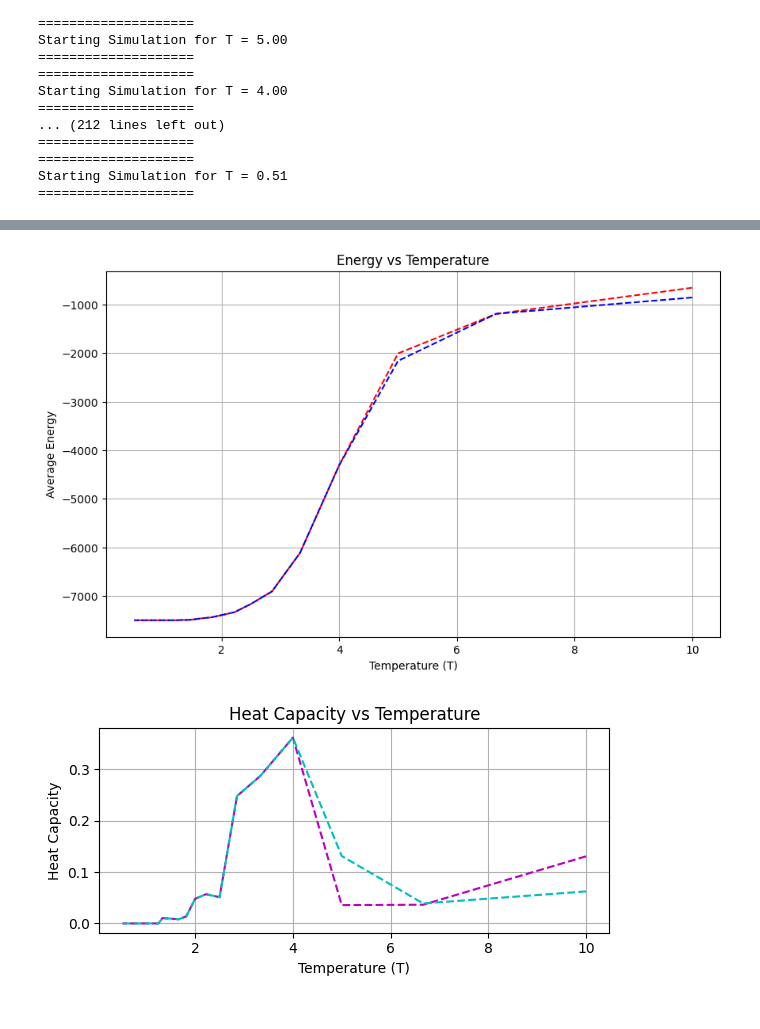
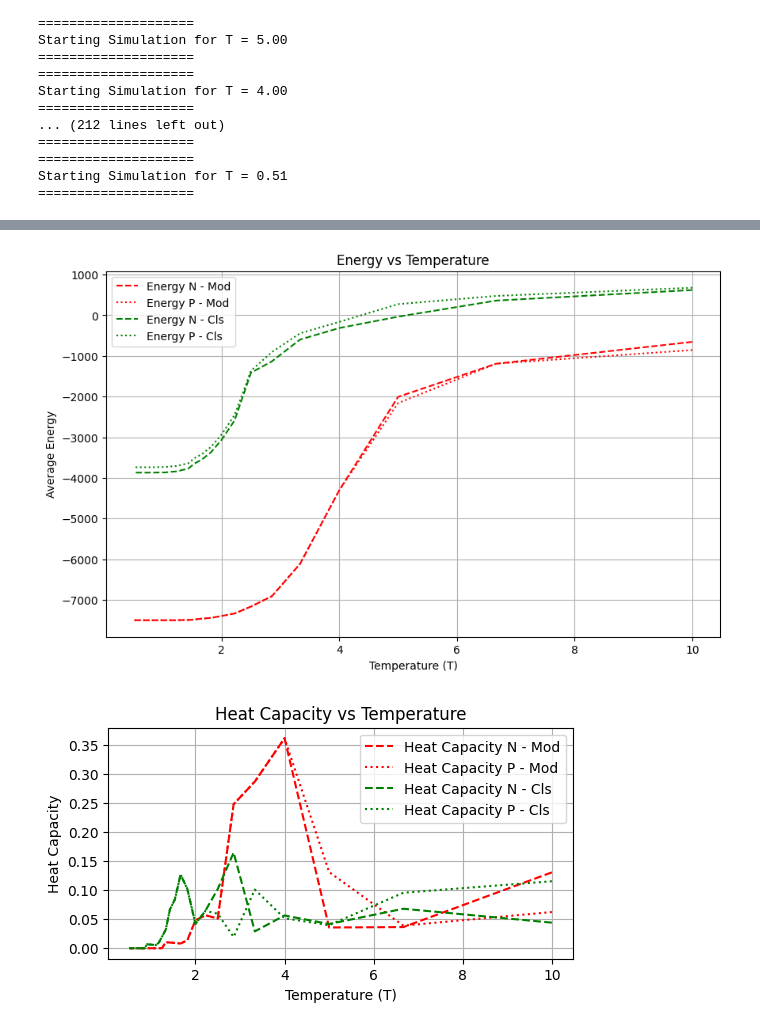
Before and after one commit to MrIsCM/Ising-Model, a Jupyter notebook: Simulations_for_Ts.ipynb, the cells around one changed output, grey strips where cells are left out. Saved outputs shown, nothing was run; the diff lists cells and outputs as text; code cells hidden in the pictures.

```diff
--- a/Simulations_for_Ts.ipynb
+++ b/Simulations_for_Ts.ipynb
@@ -103,16 +103,3 @@ Starting Simulation for T = 4.00
 ====================
 Starting Simulation for T = 0.51
 ====================
-# %%
-
-for i, t in enumerate(temps):
-    # Perform the simulation for each temperature
-    simulation_params['T'] = t
-    print("="*20)
-    print(f"Starting Simulation for T = {t:.2f}")
-    print("="*20)
-
-    mags, energies, images, _ = metropolis(lattice=lattice, energy=energy, **simulation_params)
-    avg_mags[i] = np.mean(mags[-use_last:])
-    avg_energies[i] = np.mean(energies[-use_last:])
-    heat_capacities[i] = compute_specific_heat(energies[-use_last:], N, t, burn_in=0.1)
@@ -136,0 +106,7 @@ Starting Simulation for T = 0.51
+# %%
+simulation_params_cls = simulation_params.copy()
+simulation_params_cls['J1'] = 1.0
+simulation_params_cls['J2'] = 0.0
+
+mags_cls_p, energies_cls_p, heat_capacities_cls_p = get_M_E_C_of_T(lattice_p, energy, temps, simulation_params_cls)
+mags_cls_n, energies_cls_n, heat_capacities_cls_n = get_M_E_C_of_T(lattice_n, energy, temps, simulation_params_cls)
@@ -147,21 +144,26 @@ plt.grid()
 # %%
 plt.figure(figsize=(10, 6))
 plt.title('Energy vs Temperature')
-plt.plot(temps, energies_n, 'r--', label='Energy (p=0.25)')
-plt.plot(temps, energies_p, 'b--', label='Energy (p=0.75)')
+plt.plot(temps, energies_n, 'r--', label='Energy N - Mod')
+plt.plot(temps, energies_p, 'r:', label='Energy P - Mod')
+plt.plot(temps, energies_cls_n, 'g--', label='Energy N - Cls')
+plt.plot(temps, energies_cls_p, 'g:', label='Energy P - Cls')
 plt.xlabel('Temperature (T)')
 plt.ylabel('Average Energy')
+plt.legend(loc='upper left')
 plt.grid()
 # %% [output]
-[figure, old version]
+[figure, new version]
 # %%
 plt.figure(figsize=(6, 3))
 plt.title('Heat Capacity vs Temperature')
-plt.plot(temps, heat_capacities_n, 'm--', label='Heat Capacity')
-plt.plot(temps, heat_capacities_p, 'c--', label='Heat Capacity')
+plt.plot(temps, heat_capacities_n, 'r--', label='Heat Capacity N - Mod')
+plt.plot(temps, heat_capacities_p, 'r:', label='Heat Capacity P - Mod')
+plt.plot(temps, heat_capacities_cls_n, 'g--', label='Heat Capacity N - Cls')
+plt.plot(temps, heat_capacities_cls_p, 'g:', label='Heat Capacity P - Cls')
+plt.legend(loc='upper right')
 plt.xlabel('Temperature (T)')
 plt.ylabel('Heat Capacity')
 plt.grid()
-plt.tight_layout()
 # %% [output]
-[figure, old version]
+[figure, new version]
```
Also changed, not shown: parts of 3 cells of this notebook.
